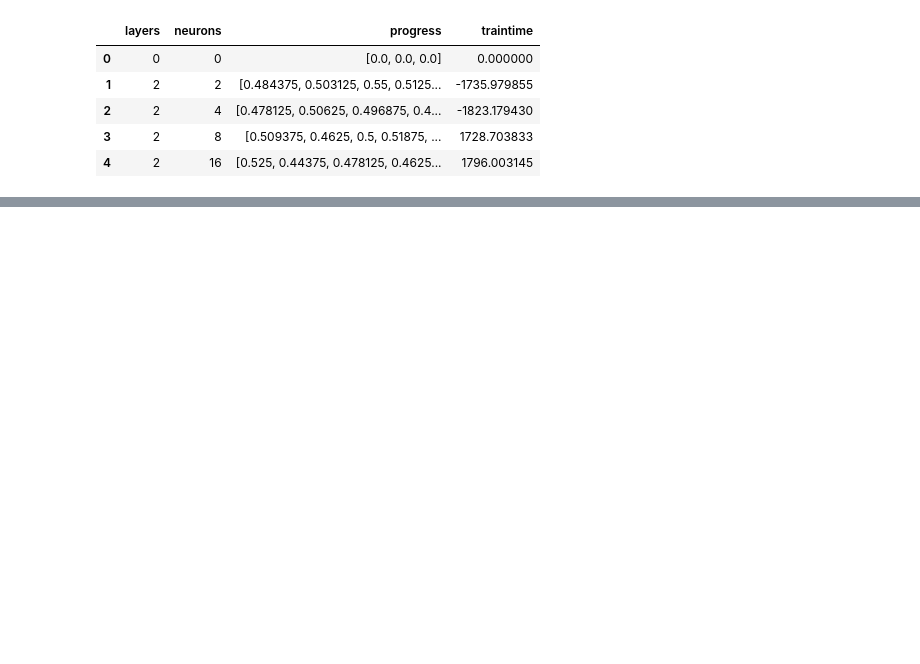
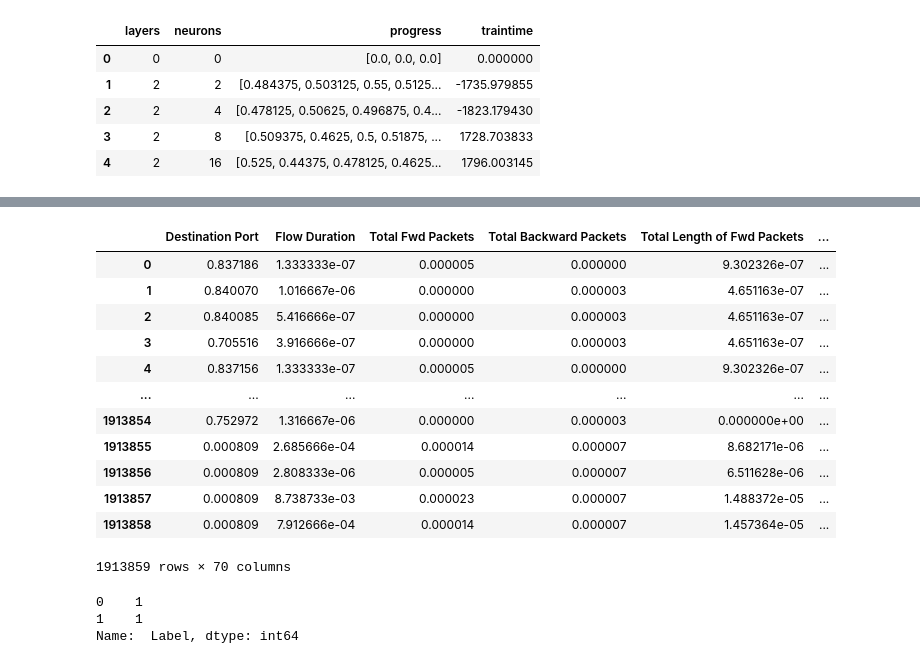
Before and after one commit to kahre96/master_IDS_ML, a Jupyter notebook: 2017_RL.ipynb, the cells around one changed output, grey strips where cells are left out. Cells and saved outputs as stored; diff of their text form; code cells hidden in the pictures; blank space fills up the shorter version.

```diff
--- a/2017_RL.ipynb
+++ b/2017_RL.ipynb
@@ -549,0 +535,5 @@ data.head()
+# %%
+df = pd.read_feather("zsore3_norm_bin_69feat_CIC2017.feather")
+# %%
+df.drop(columns='index', inplace=True)
+df
@@ -549,0 +548,16 @@ data.head()
+# %%
+df
+# %% [output]
+|  | Destination Port | Flow Duration | Total Fwd Packets | Total Backward Packets | Total Length of Fwd Packets | ... |
+| 0 | 0.837186 | 1.333333e-07 | 0.000005 | 0.000000 | 9.302326e-07 | ... |
+| 1 | 0.840070 | 1.016667e-06 | 0.000000 | 0.000003 | 4.651163e-07 | ... |
+| 2 | 0.840085 | 5.416666e-07 | 0.000000 | 0.000003 | 4.651163e-07 | ... |
+| 3 | 0.705516 | 3.916666e-07 | 0.000000 | 0.000003 | 4.651163e-07 | ... |
+| 4 | 0.837156 | 1.333333e-07 | 0.000005 | 0.000000 | 9.302326e-07 | ... |
+| ... | ... | ... | ... | ... | ... | ... |
+| 1913854 | 0.752972 | 1.316667e-06 | 0.000000 | 0.000003 | 0.000000e+00 | ... |
+| 1913855 | 0.000809 | 2.685666e-04 | 0.000014 | 0.000007 | 8.682171e-06 | ... |
+| 1913856 | 0.000809 | 2.808333e-06 | 0.000005 | 0.000007 | 6.511628e-06 | ... |
+| 1913857 | 0.000809 | 8.738733e-03 | 0.000023 | 0.000007 | 1.488372e-05 | ... |
+| 1913858 | 0.000809 | 7.912666e-04 | 0.000014 | 0.000007 | 1.457364e-05 | ... |
+1913859 rows × 70 columns
@@ -549,0 +580,6 @@ data.head()
+# %%
+balanced_df[' Label'].value_counts()
+# %% [output]
+0    1
+1    1
+Name:  Label, dtype: int64
```
Also changed, not shown: parts of 53 cells of this notebook, 6 other files.
